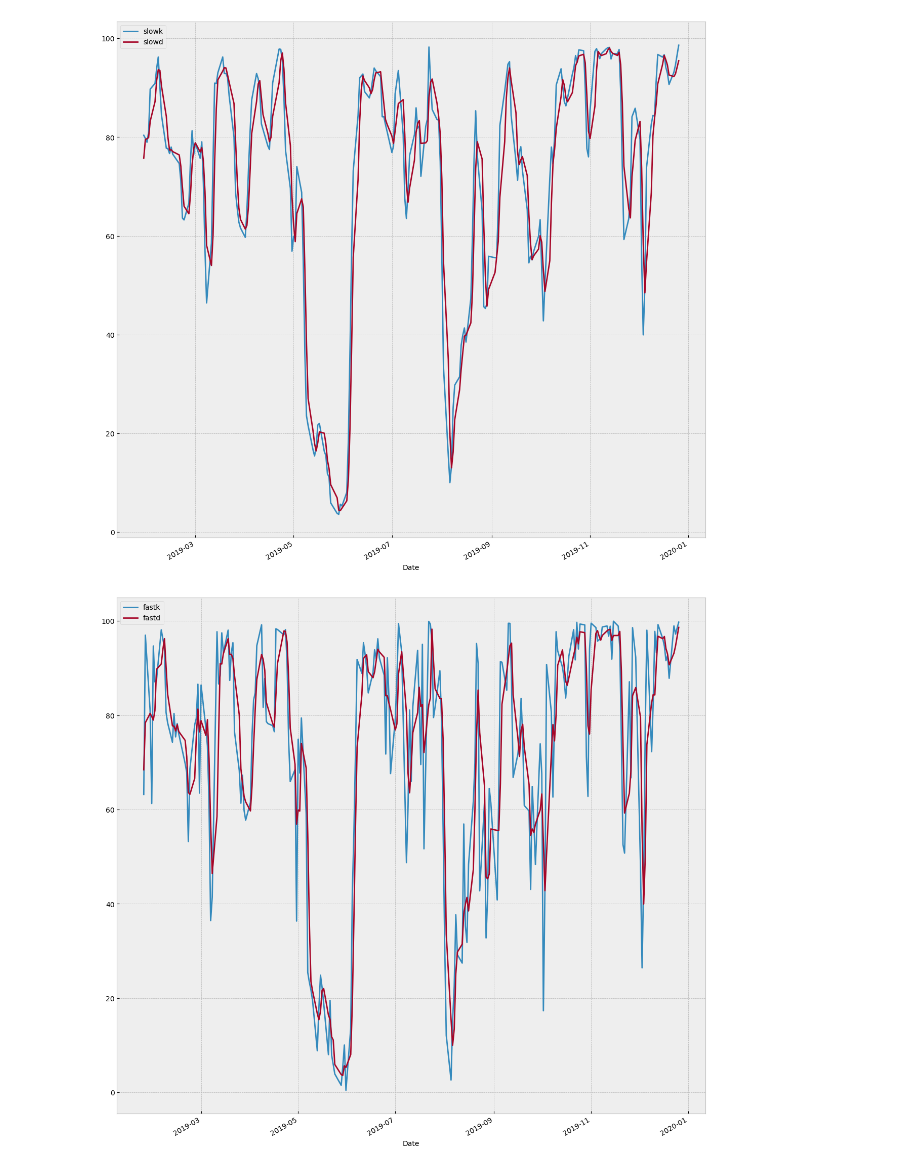
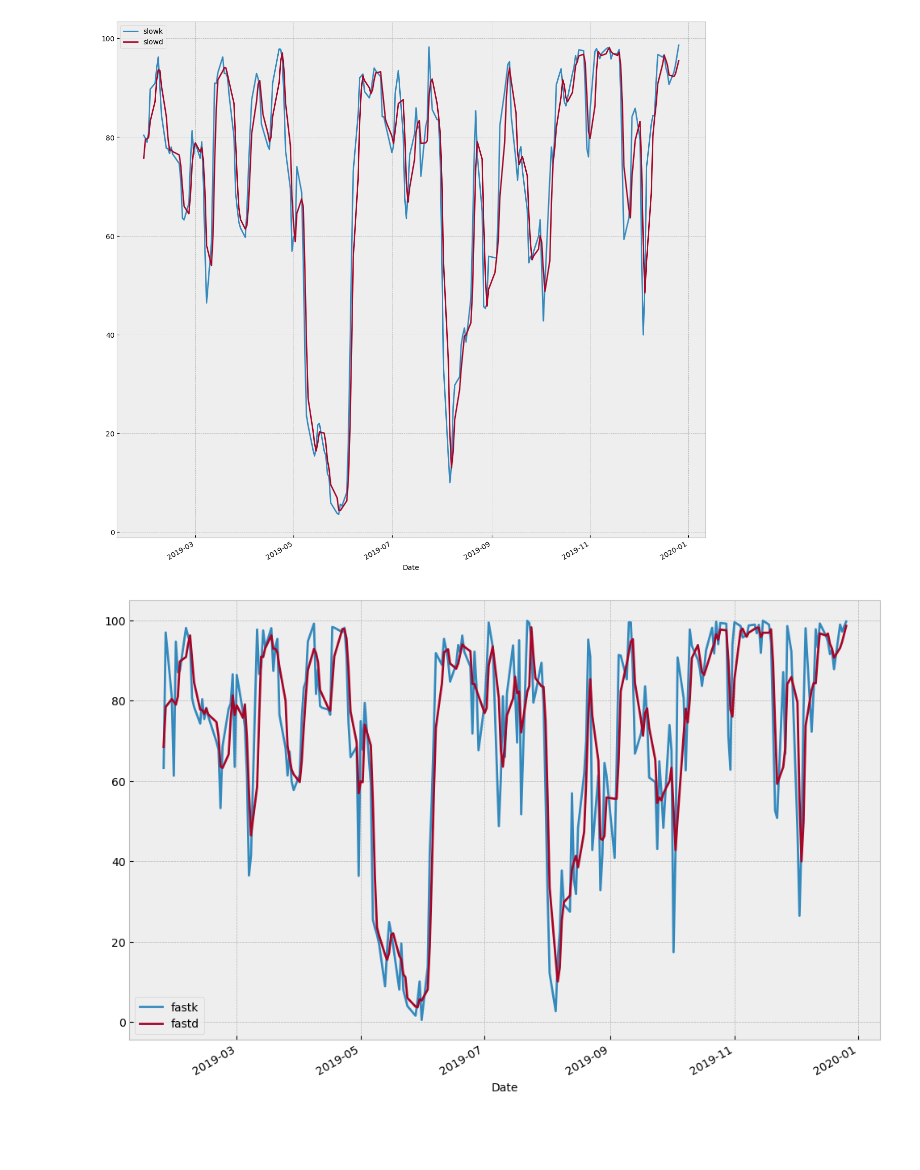
Before and after one commit to macsrc/mac-ta-lib-python, a Jupyter notebook: mac-talib-start/ta-lib-sample-01.ipynb, the cells around one changed output. Drawn from its saved outputs; the diff is of its cells as text; code cells hidden in the pictures; blank space fills up the shorter version.

```diff
--- a/mac-talib-start/ta-lib-sample-01.ipynb
+++ b/mac-talib-start/ta-lib-sample-01.ipynb
@@ -50,7 +50,7 @@ plt.show()
 # %%
 aapl['fastk'], aapl['fastd'] = ta.STOCHF(aapl['High'], aapl['Low'], aapl['Close'], fastk_period=14, fastd_period=3,
                                          fastd_matype=0)
-aapl[['fastk','fastd']].plot(figsize=(15,15))
+aapl[['fastk','fastd']].plot(figsize=(12,8))
 plt.show()
 # %% [output]
-[figure, old version]
+[figure, new version]
```
Also changed, not shown: parts of 1 cell of this notebook, 10 other files.
